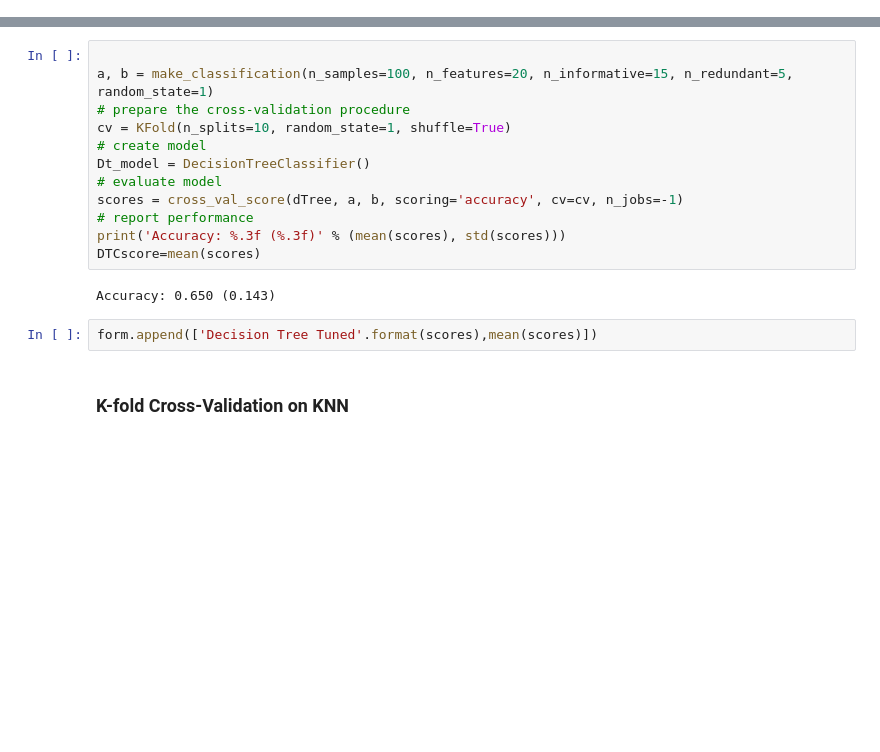
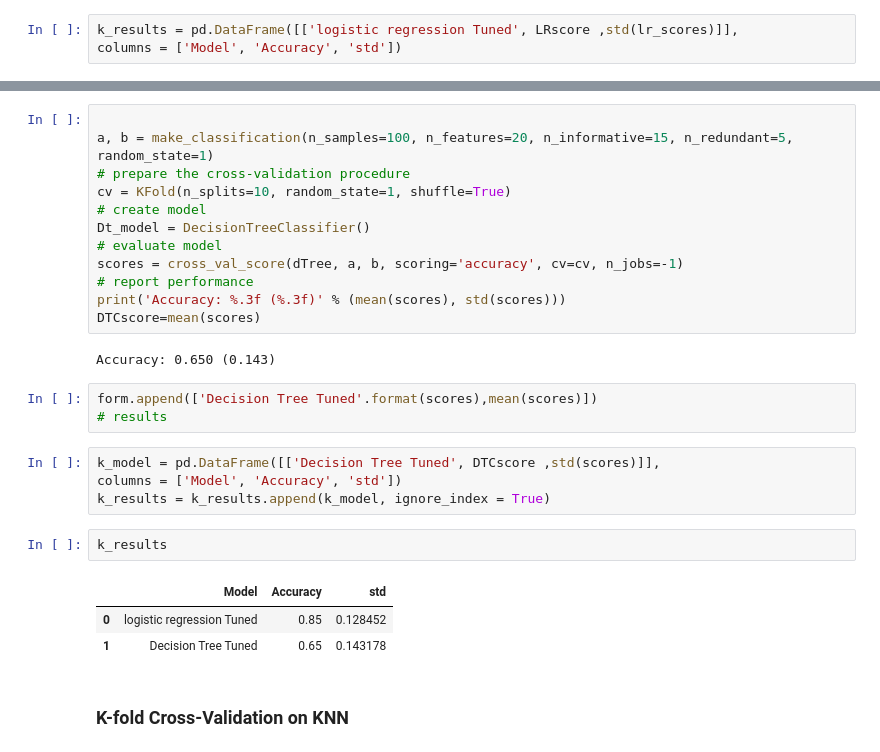
Before and after one commit to 0xgun/Credit-Eligibility, a Jupyter notebook: Phase_2/Phase 2.ipynb, the cells around one changed output, grey strips where cells are left out. Saved outputs shown, nothing was run; the diff lists cells and outputs as text; blank space fills up the shorter version.

```diff
--- a/Phase_2/Phase 2.ipynb
+++ b/Phase_2/Phase 2.ipynb
@@ -760,5 +811,8 @@ print('Accuracy: %.3f (%.3f)' % (mean(lr_scores), std(lr_scores)))
 LRscore=mean(lr_scores)
 # %% [output]
 Accuracy: 0.850 (0.128)
+# %%
+k_results = pd.DataFrame([['logistic regression Tuned', LRscore ,std(lr_scores)]],
+columns = ['Model', 'Accuracy', 'std'])
 # %%
 form.append(['logistic regression Tuned'.format(lr_scores),mean(lr_scores)])
@@ -780,6 +839,17 @@ DTCscore=mean(scores)
 Accuracy: 0.650 (0.143)
 # %%
 form.append(['Decision Tree Tuned'.format(scores),mean(scores)])
+# results
+# %%
+k_model = pd.DataFrame([['Decision Tree Tuned', DTCscore ,std(scores)]],
+columns = ['Model', 'Accuracy', 'std'])
+k_results = k_results.append(k_model, ignore_index = True)
+# %%
+k_results
+# %% [output]
+|  | Model | Accuracy | std |
+| 0 | logistic regression Tuned | 0.85 | 0.128452 |
+| 1 | Decision Tree Tuned | 0.65 | 0.143178 |
 # %% [markdown]
 ### K-fold Cross-Validation  on KNN
 # %%
```
Also changed, not shown: parts of 24 cells of this notebook, 1 other file.
